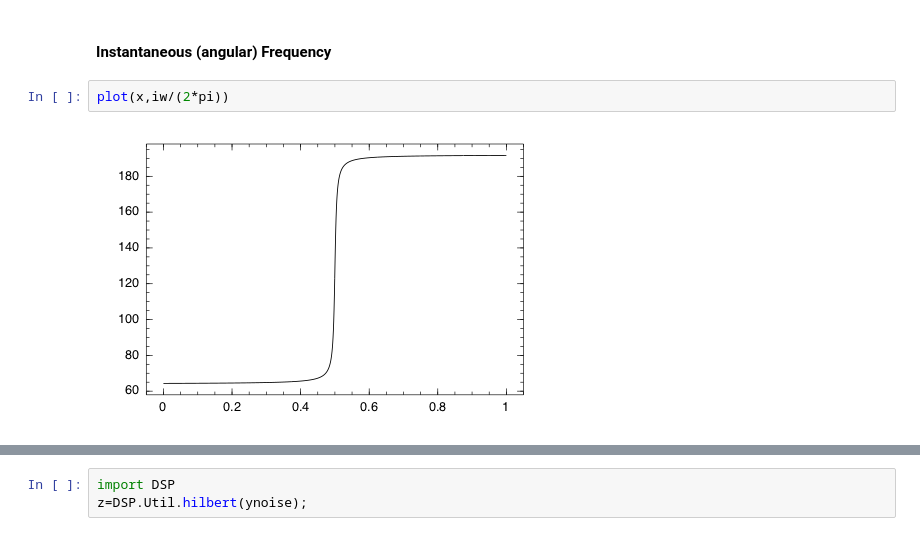
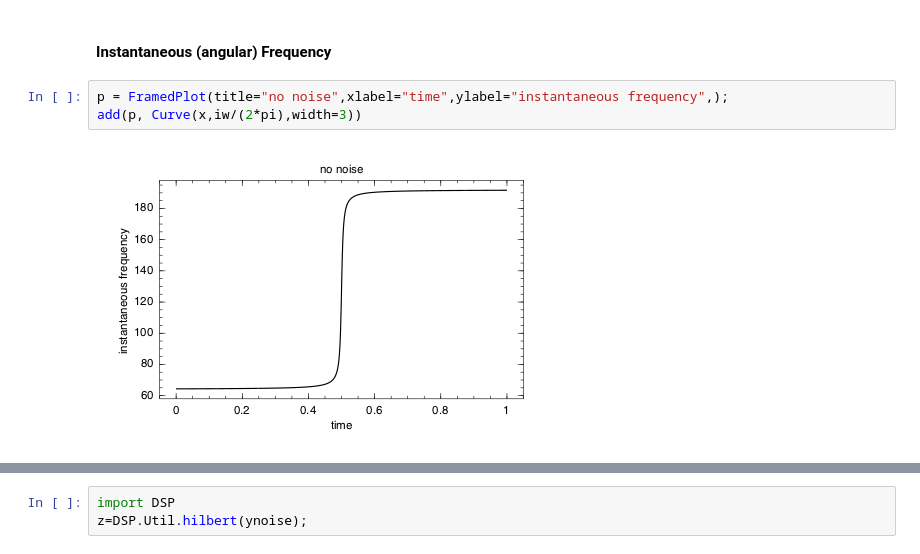
Before and after one commit to HajimeKawahara/juwvid, a Jupyter notebook: test adaptive window.ipynb, the cells around one changed output, grey strips where cells are left out. Saved outputs shown, nothing was run; the diff lists cells and outputs as text.

```diff
--- a/test adaptive window.ipynb
+++ b/test adaptive window.ipynb
@@ -28,9 +25,10 @@ plot(x,ynoise)
 # %% [markdown]
 #### Instantaneous (angular) Frequency
-# %%
-plot(x,iw/(2*pi))
-# %% [output]
-[figure, removed]
+# %%
+p = FramedPlot(title="no noise",xlabel="time",ylabel="instantaneous frequency",);
+add(p, Curve(x,iw/(2*pi),width=3))
+# %% [output]
+[figure, added]
 # %%
 include("jnufft.jl");
 include("cohenclass.jl");
```
Also changed, not shown: parts of 16 cells of this notebook, 4 other files.
